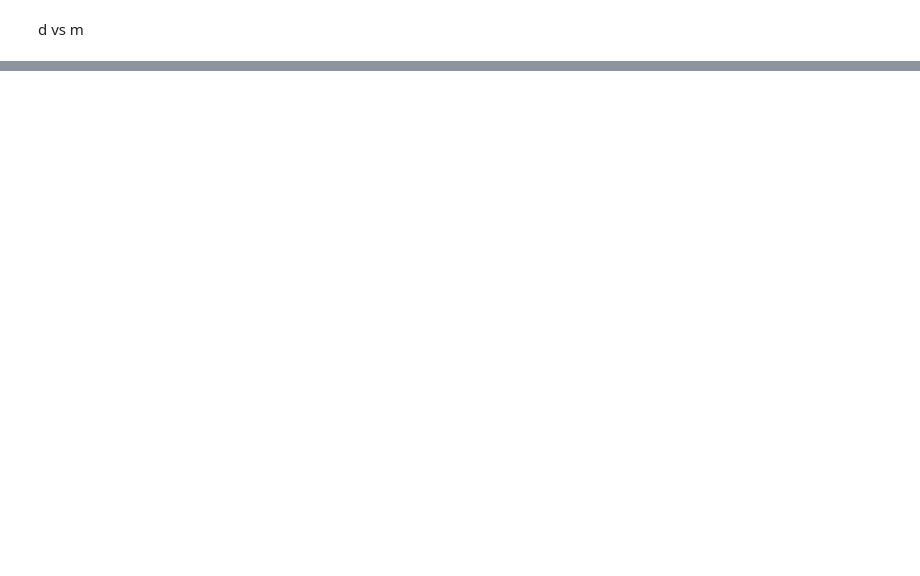
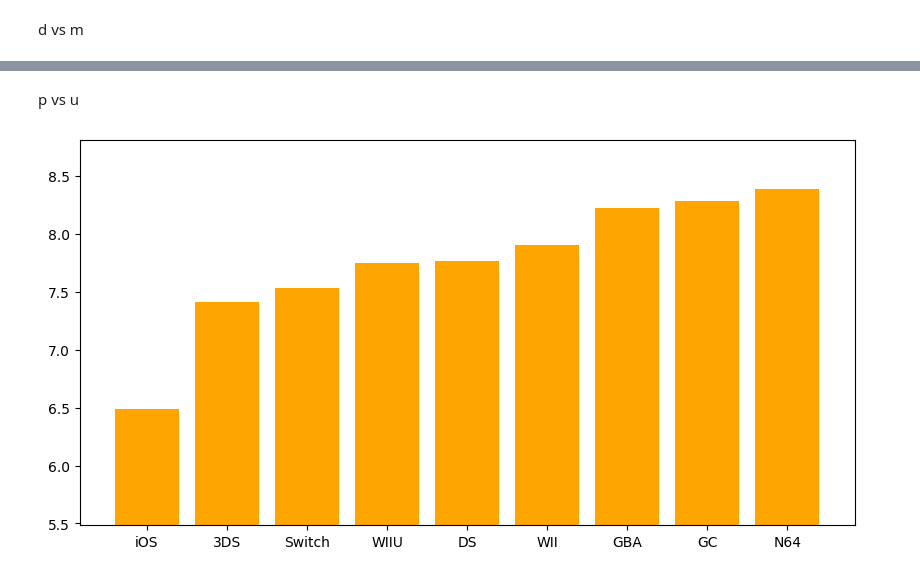
Before and after one commit to R-driste/3.3.1_for_5.13.23, a Jupyter notebook: NINTENDO.ipynb, the cells around one changed output, grey strips where cells are left out. Saved outputs shown, nothing was run; the diff lists cells and outputs as text; code cells hidden in the pictures; blank space fills up the shorter version.

```diff
--- a/NINTENDO.ipynb
+++ b/NINTENDO.ipynb
@@ -148,0 +157,10 @@ plt.show()
+# %% [markdown]
+p vs u
+# %%
+low = p_vs_u['User Score'].min() - 1
+plt.rcParams['figure.figsize'] = [10,5]
+plt.bar('Platform','User Score', data=p_vs_u, color="orange")
+plt.ylim(low)
+plt.show()
+# %% [output]
+[figure, added]
```
Also changed, not shown: parts of 15 cells of this notebook.
